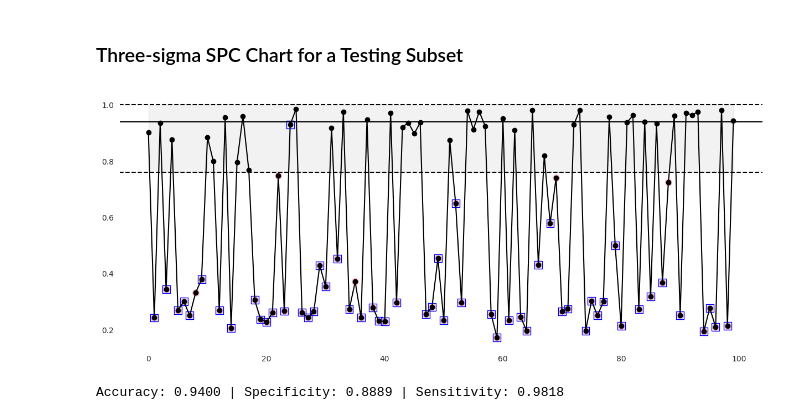
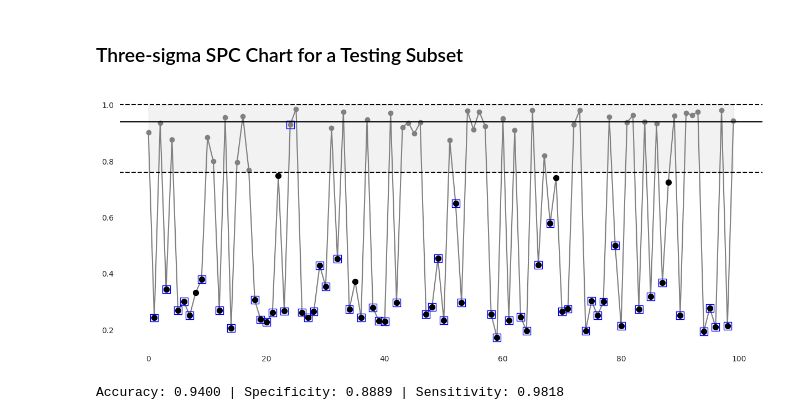
Before and after one commit to kvenkatesh5/AI_monitoring, a Jupyter notebook: notebooks/CT_SPC_Simulation.ipynb, the cells around one changed output. Cells and saved outputs as stored; diff of their text form; code cells hidden in the pictures.

```diff
--- a/notebooks/CT_SPC_Simulation.ipynb
+++ b/notebooks/CT_SPC_Simulation.ipynb
@@ -37,14 +39,6 @@ Xtt = D["Xtt"]
 ytt = D["ytt"]
 # %%
 """Load best (by sensitivity / specificity / accuracy) features"""
-F = np.load('../numpy_files/ctr_features.npz')
-Ftr = F["ctr_Ftr"]
-Ftt = F["ctr_Ftt"]
-# Get features for all in-distribution (ID) training images
-train_features = Ftr[ytr == 1]
-test_features = Ftt
-in_dist_test_features = Ftt[ytt == 1]
-out_dist_test_features = Ftt[ytt == 0]
-assert np.shape(in_dist_test_features)[0] + np.shape(out_dist_test_features)[0] == ytt.shape[0]
+train_features, all_test_features, test_in_dist_features, test_out_dist_features = load_and_divide_features('ctr', ytr, ytt)
 # %%
 """Compute metric scores based on best metric"""
@@ -115,46 +88,46 @@ plt.show()
 """Three-sigma SPC chart for a subset (n=100) of the test set using training control limits"""
 n=100
 sample = np.random.randint(low=0, high=ytt.shape[0], size=n)
-scores = compute_cosine_similarity(train_features, test_features[sample, :])
+scores = compute_similarity(train_features, all_test_features[sample, :], "cosine")["similarities"]
 ood_labels = 1 - ytt[sample]
 # for cosine similarity, only need to check if image is lesser than LCL similarity limit
 ood_predictions = [1 if val < cosine_3LCL_train_lower else 0 for val in scores]
 
 # Plot the SPC chart
 fig, ax = plt.subplots(figsize=(15, 6))
-ax.plot(scores, marker='o', linestyle='-', color='k')
+ax.plot(scores, marker='o', linestyle='-', color='grey', zorder=1)
 
 # Plot control limits and mean
 ax.axhline(np.clip(cosine_3UCL_train_upper, a_min=0.0, a_max=1.0), color='k', linestyle='--', label='Upper Control Limit (UCL)')  # Black color for UCL
 ax.axhline(np.clip(cosine_3LCL_train_lower, a_min=0.0, a_max=1.0), color='k', linestyle='--', label='Lower Control Limit (LCL)')  # Black color for LCL
 ax.axhline(cosine_mean_train, color='k', linestyle='-', label='Mean')  # Black color for mean
 plt.fill_between(range(n), \
                     np.clip(cosine_3LCL_train_lower, a_min=0.0, a_max=1.0), \
                     np.clip(cosine_3UCL_train_upper, a_min=0.0, a_max=1.0), \
                     color='grey', alpha=0.1)
 
 # Highlight points outside of control limits with pink circle around them
 for i, val in enumerate(scores):
     if ood_predictions[i] == 1:
-        ax.scatter(i, val, color='pink', marker='o', s=75)  # pink filled-in circles aroud points that violate control limits
+        ax.scatter(i, val, color='black', marker='o', s=50, zorder=2)  # pink filled-in circles aroud points that violate control limits
 
 # Blue square around points that are in-fact OOD
 for i, val in enumerate(scores):
     if ood_labels[i] == 1:
         ax.scatter(i, val, marker='s', facecolor='none', edgecolors='blue', s=100)
 
 ax.set_facecolor('white')  # White background
 # ax.set_xlabel('Image Sequence')
 # ax.set_ylabel('Cosine Similarity ')
 # ax.set_ylim([0.5,1])
 # ax.legend()
 ax.grid(True, which='both', linestyle='--', linewidth=0.5)  # Lighter grid lines for better visibility
 
 # Show the plot
 plt.savefig("../figs/ood_ctr_cosine.png")
 plt.show()
 # %% [output]
-[figure, old version]
+[figure, new version]
 # %%
 # Calculate accuracy, sensitivity, specificity on this plotted subset
 cfm = confusion_matrix(ood_labels, ood_predictions)
```
Also changed, not shown: parts of 21 cells of this notebook, 15 other files.
